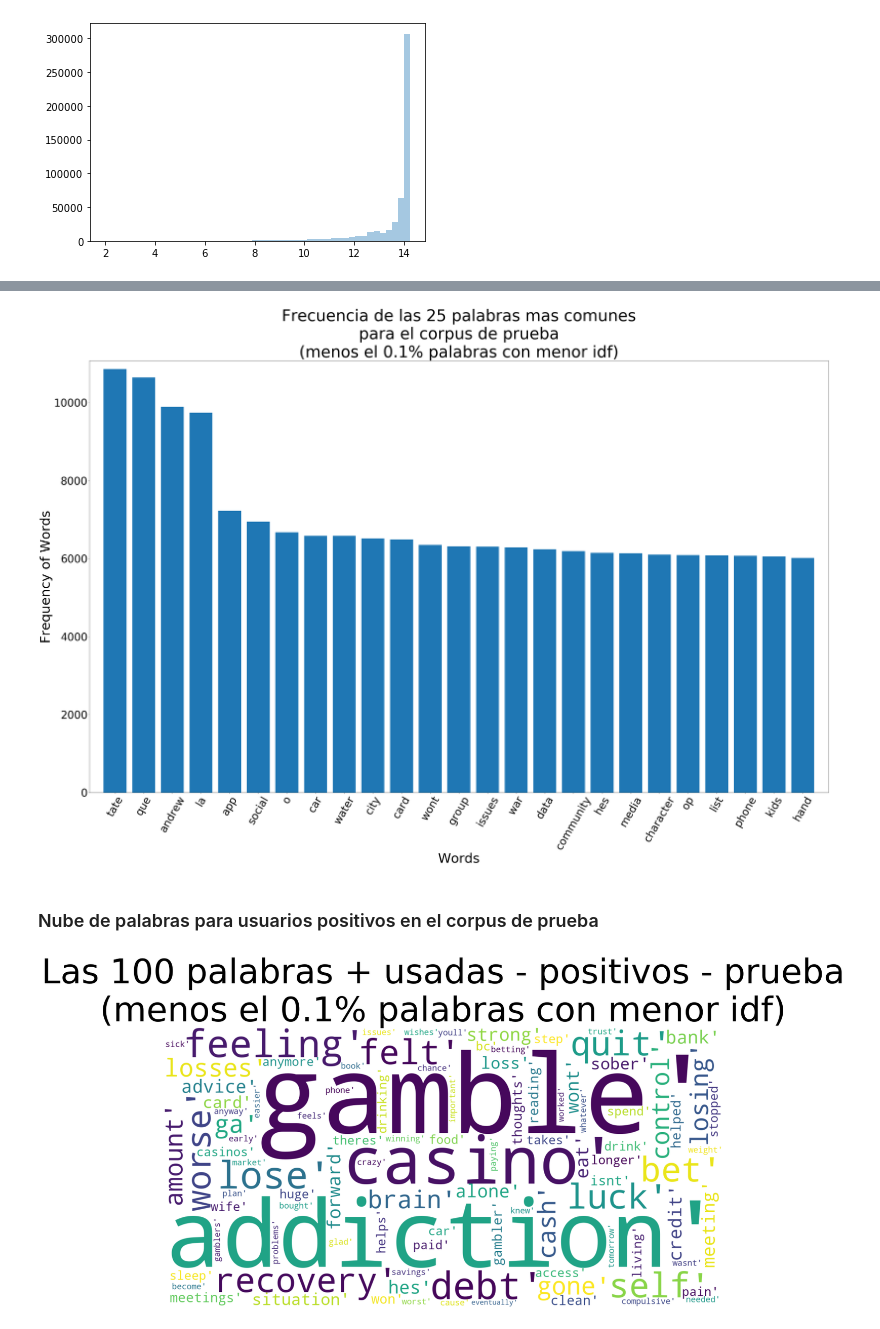
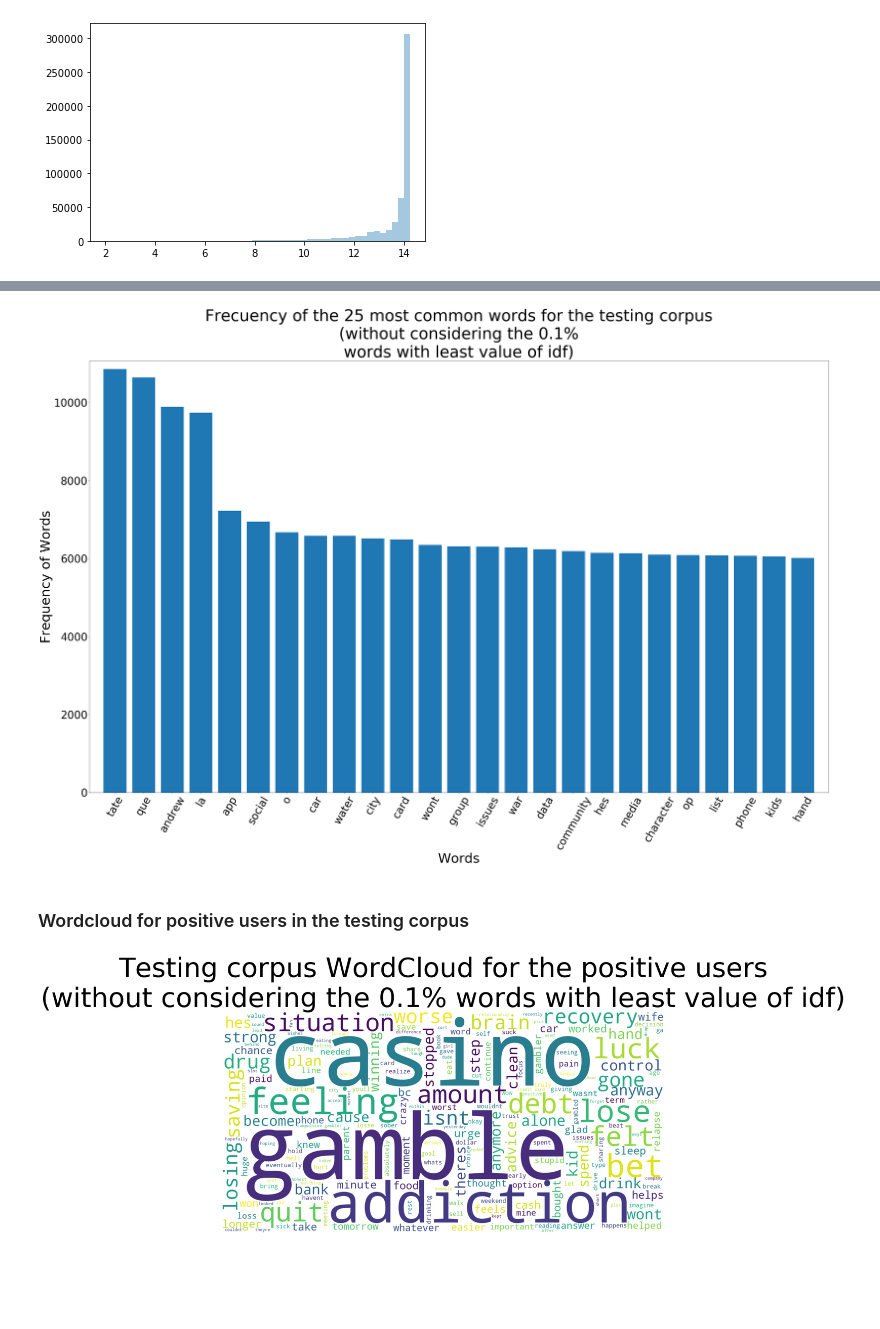
Before and after one commit to jmloyola/unsl_erisk_2022, a Jupyter notebook: notebooks/xml/gambling/01_exploratory_analysis_xml_gambling.ipynb, the cells around one changed output, grey strips where cells are left out. Drawn from its saved outputs; the diff is of its cells as text; code cells hidden in the pictures; blank space fills up the shorter version.

```diff
--- a/notebooks/xml/gambling/01_exploratory_analysis_xml_gambling.ipynb
+++ b/notebooks/xml/gambling/01_exploratory_analysis_xml_gambling.ipynb
@@ -23,6 +24,7 @@ from src.features.build_features import get_corpus_id2word  # noqa: E402
 # edition of eRisk, thus we only have documents of the testing phase.
 CORPUS_KIND = "xml"
 CORPUS_NAME = "gambling"
+NUM_SUB_PROCESSES = int(2 * os.cpu_count() / 3)
 # %% [markdown]
 ## Generate a DataFrame for the testing corpus
 # %%
@@ -401 +398,8 @@ allwords = [
+# %%
+users_posts = df_test.posts
+
+with Pool(processes=NUM_SUB_PROCESSES) as pool:
+    result_users_posts = pool.map(get_words_in_vectorizer, users_posts)
+result_users_posts = [" ".join(r) for r in result_users_posts]
+result_users_posts = " ".join(result_users_posts)
 # %%
@@ -417,5 +422,6 @@ plt.show()
 # %%
-mostcommon_small = FreqDist(allwords).most_common(25)
+mostcommon_small = FreqDist(result_users_posts.split()).most_common(25)
+
 x, y = zip(*mostcommon_small)
 plt.figure(figsize=(50, 30))
 plt.margins(0.02)
@@ -425,12 +431,10 @@ plt.ylabel("Frequency of Words", fontsize=50)
 plt.yticks(fontsize=40)
 plt.xticks(rotation=60, fontsize=40)
 plt.title(
-    f"Frecuencia de las 25 palabras mas comunes\npara el corpus de prueba\n"
-    f"(menos el {min_percentile}% palabras con menor idf)",
+    "Frecuency of the 25 most common words for the testing corpus\n(without considering the "
+    f"{min_percentile}%\nwords with least value of idf)",
     fontsize=60,
 )
 plt.show()
 # %% [output]
-[figure, old version]
+[figure, new version]
-# %% [markdown]
-### Nube de palabras para usuarios positivos en el corpus de prueba
@@ -457,17 +441,29 @@ positive_allwords = [
+# %% [markdown]
+### Wordcloud for positive users in the testing corpus
+# %%
+positive_users_posts = df_test.posts[df_test.label == "positive"]
+
+with Pool(processes=NUM_SUB_PROCESSES) as pool:
+    result_positive_users_posts = pool.map(
+        get_words_in_vectorizer, positive_users_posts
+    )
+result_positive_users_posts = [" ".join(r) for r in result_positive_users_posts]
+result_positive_users_posts = " ".join(result_positive_users_posts)
 # %%
-positive_mostcommon = FreqDist(positive_allwords).most_common(100)
 positive_wordcloud = WordCloud(
     width=1600, height=800, background_color="white"
-).generate(str(positive_mostcommon))
+).generate(result_positive_users_posts)
+
 fig = plt.figure(figsize=(30, 10), facecolor="white")
 plt.imshow(positive_wordcloud, interpolation="bilinear")
 plt.axis("off")
 plt.title(
-    f"Las 100 palabras + usadas - positivos - prueba\n(menos el {min_percentile}% palabras con menor idf)",
+    "Testing corpus WordCloud for the positive users\n(without considering the "
+    f"{min_percentile}% words with least value of idf)",
     fontsize=70,
 )
 plt.tight_layout(pad=0)
 plt.show()
 # %% [output]
-[figure, old version]
+[figure, new version]
 # %%
```
Also changed, not shown: parts of 29 cells of this notebook.
